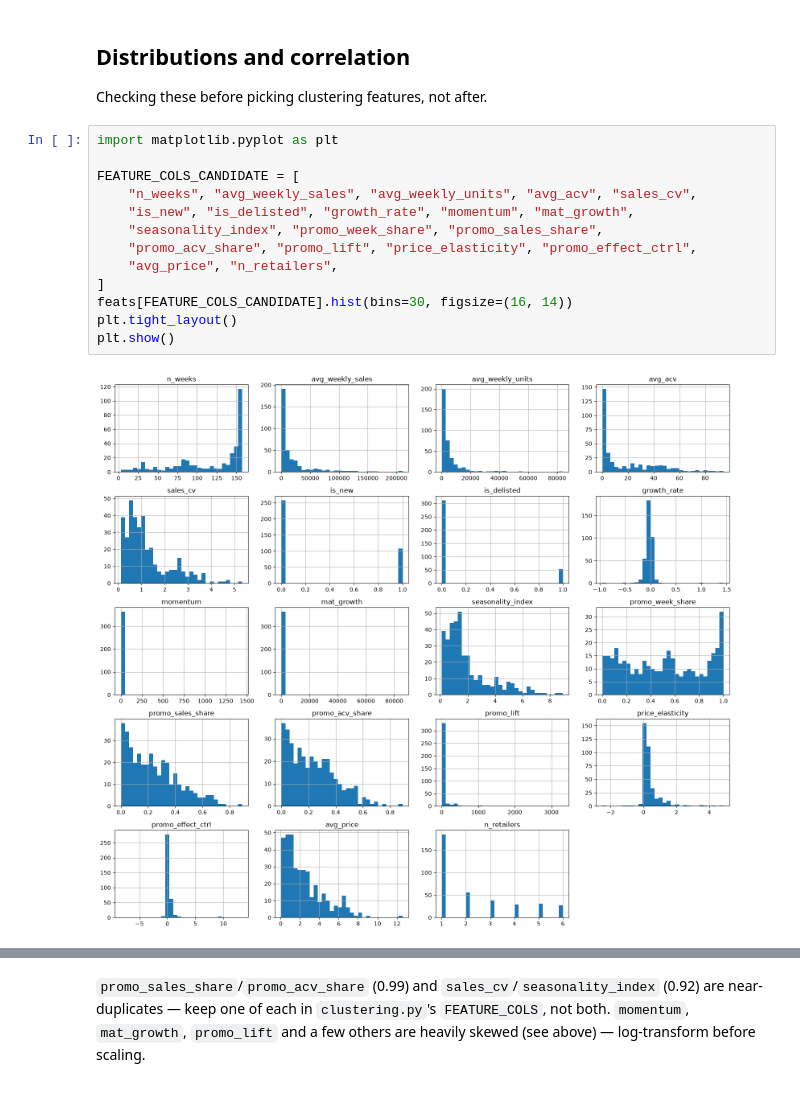
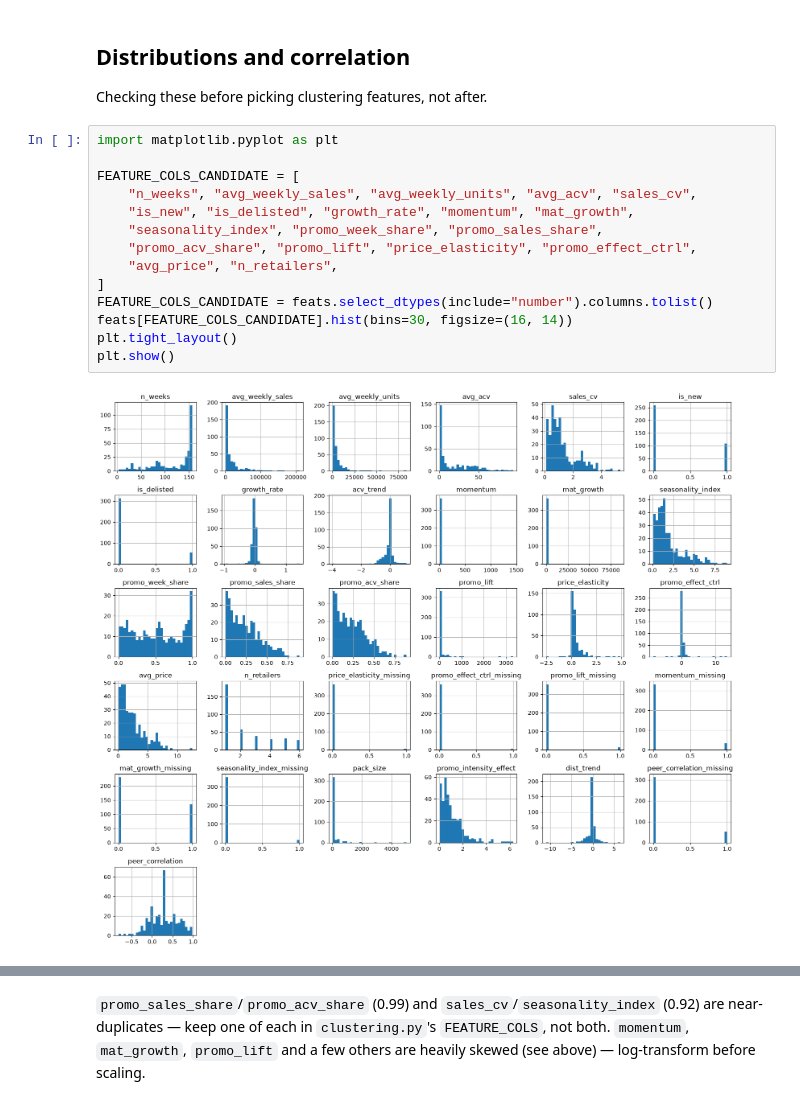
Before and after one commit to werkakieliszek/rgm-segmentation, a Jupyter notebook: notebooks/02_features.ipynb, the cells around one changed output, grey strips where cells are left out. Drawn from its saved outputs; the diff is of its cells as text.

```diff
--- a/notebooks/02_features.ipynb
+++ b/notebooks/02_features.ipynb
@@ -41,18 +41,19 @@ Checking these before picking clustering features, not after.
 # %%
 import matplotlib.pyplot as plt
 
 FEATURE_COLS_CANDIDATE = [
     "n_weeks", "avg_weekly_sales", "avg_weekly_units", "avg_acv", "sales_cv",
     "is_new", "is_delisted", "growth_rate", "momentum", "mat_growth",
     "seasonality_index", "promo_week_share", "promo_sales_share",
     "promo_acv_share", "promo_lift", "price_elasticity", "promo_effect_ctrl",
     "avg_price", "n_retailers",
 ]
+FEATURE_COLS_CANDIDATE = feats.select_dtypes(include="number").columns.tolist()
 feats[FEATURE_COLS_CANDIDATE].hist(bins=30, figsize=(16, 14))
 plt.tight_layout()
 plt.show()
 # %% [output]
-[figure, old version]
+[figure, new version]
 # %%
 feats[FEATURE_COLS_CANDIDATE].skew().sort_values(ascending=False)
 # %% [output]
```
Also changed, not shown: parts of 8 cells of this notebook, 2 other files.
